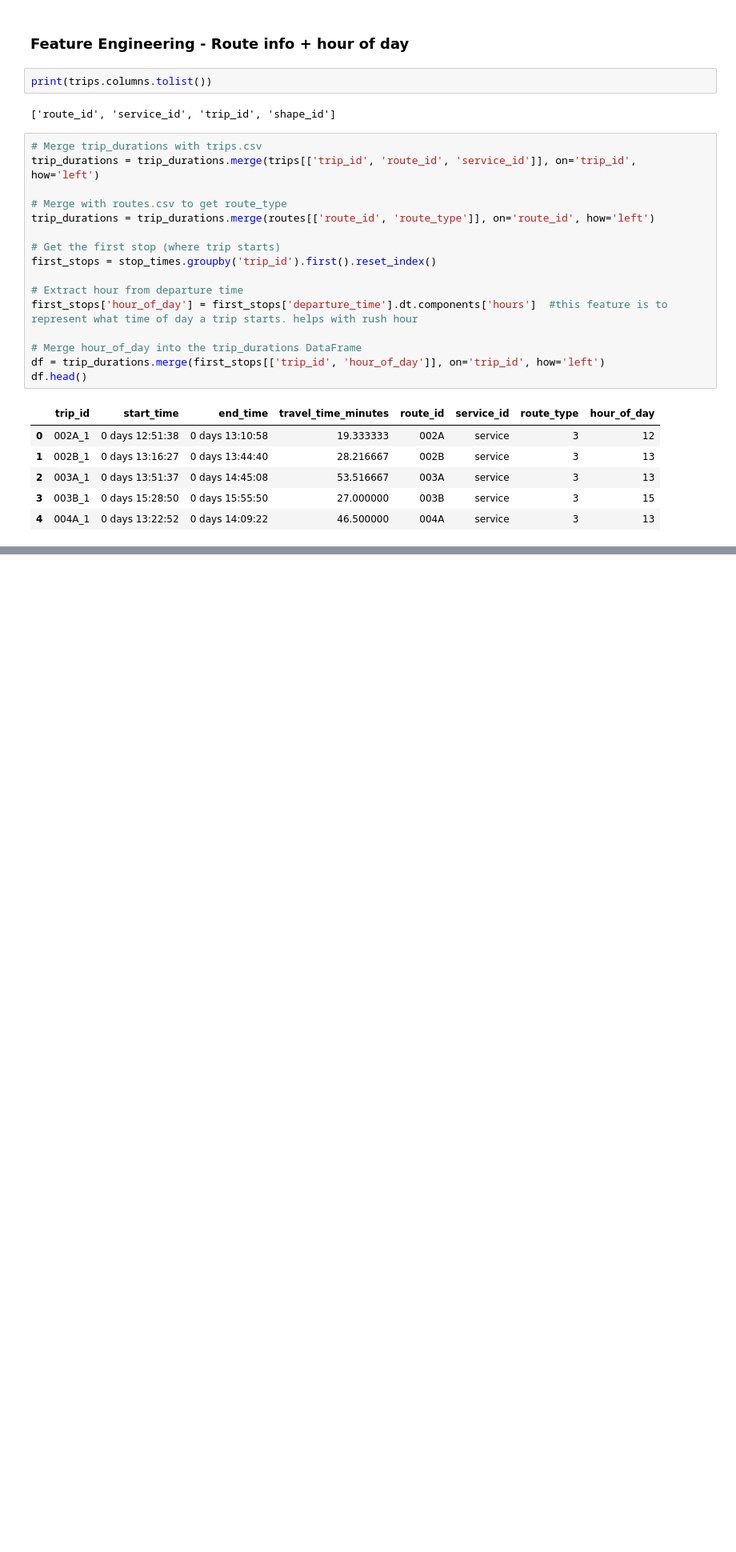
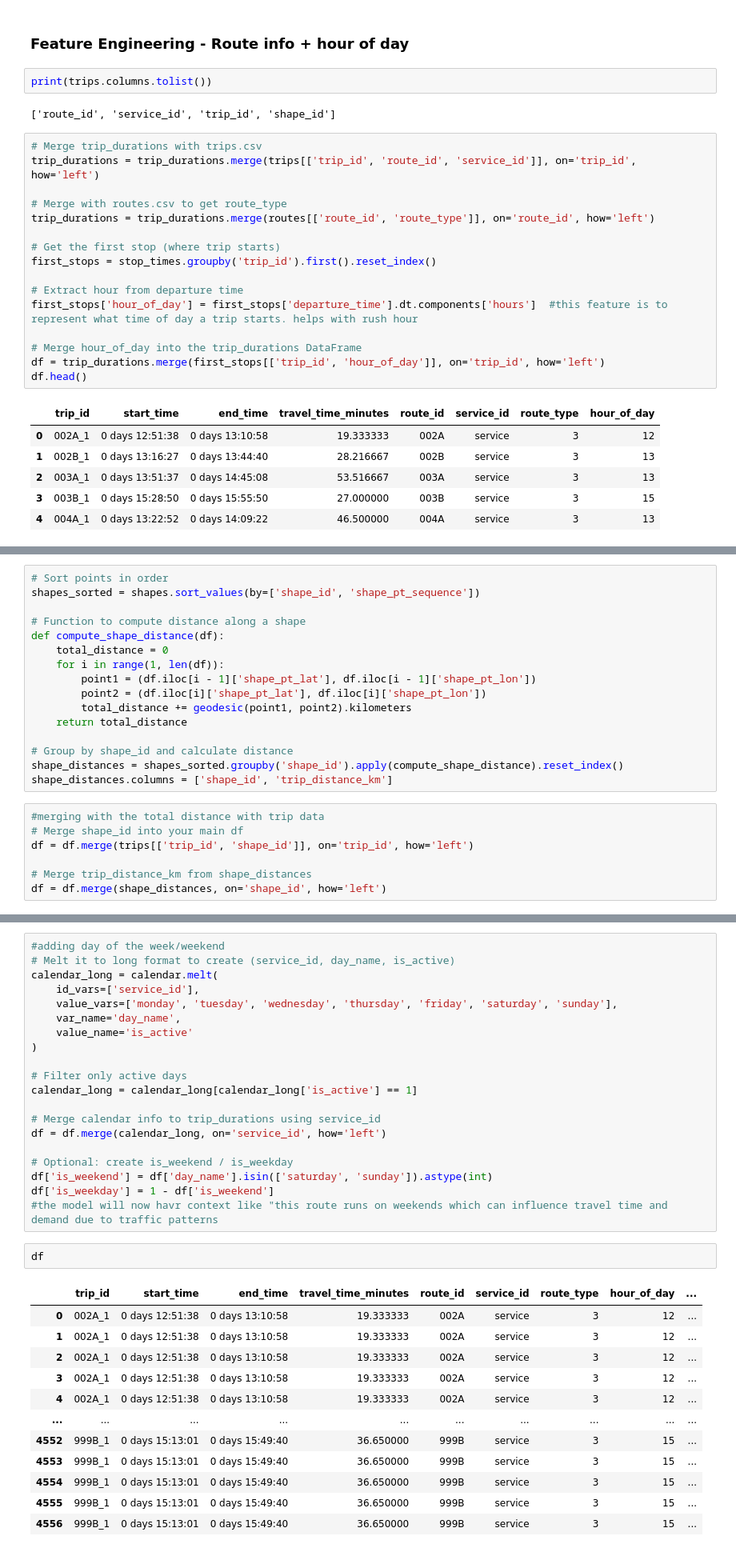
Before and after one commit to adobea-dev/umpire, a Jupyter notebook: Travel time prediction.ipynb, the cells around one changed output, grey strips where cells are left out. Shown at 80% size. Cells and saved outputs as stored; diff of their text form; blank space fills up the shorter version.

```diff
--- a/Travel time prediction.ipynb
+++ b/Travel time prediction.ipynb
@@ -74,0 +113,23 @@ df.head()
+# %%
+# Sort points in order
+shapes_sorted = shapes.sort_values(by=['shape_id', 'shape_pt_sequence'])
+
+# Function to compute distance along a shape
+def compute_shape_distance(df):
+    total_distance = 0
+    for i in range(1, len(df)):
+        point1 = (df.iloc[i - 1]['shape_pt_lat'], df.iloc[i - 1]['shape_pt_lon'])
+        point2 = (df.iloc[i]['shape_pt_lat'], df.iloc[i]['shape_pt_lon'])
+        total_distance += geodesic(point1, point2).kilometers
+    return total_distance
+
+# Group by shape_id and calculate distance
+shape_distances = shapes_sorted.groupby('shape_id').apply(compute_shape_distance).reset_index()
+shape_distances.columns = ['shape_id', 'trip_distance_km']
+# %%
+#merging with the total distance with trip data
+# Merge shape_id into your main df
+df = df.merge(trips[['trip_id', 'shape_id']], on='trip_id', how='left')
+
+# Merge trip_distance_km from shape_distances
+df = df.merge(shape_distances, on='shape_id', how='left')
@@ -74,0 +145,35 @@ df.head()
+# %%
+#adding day of the week/weekend
+# Melt it to long format to create (service_id, day_name, is_active)
+calendar_long = calendar.melt(
+    id_vars=['service_id'],
+    value_vars=['monday', 'tuesday', 'wednesday', 'thursday', 'friday', 'saturday', 'sunday'],
+    var_name='day_name',
+    value_name='is_active'
+)
+
+# Filter only active days
+calendar_long = calendar_long[calendar_long['is_active'] == 1]
+
+# Merge calendar info to trip_durations using service_id
+df = df.merge(calendar_long, on='service_id', how='left')
+
+# Optional: create is_weekend / is_weekday
+df['is_weekend'] = df['day_name'].isin(['saturday', 'sunday']).astype(int)
+df['is_weekday'] = 1 - df['is_weekend']
+#the model will now havr context like "this route runs on weekends which can influence travel time and demand due to traffic patterns
+# %%
+df
+# %% [output]
+|  | trip_id | start_time | end_time | travel_time_minutes | route_id | service_id | route_type | hour_of_day | ... |
+| 0 | 002A_1 | 0 days 12:51:38 | 0 days 13:10:58 | 19.333333 | 002A | service | 3 | 12 | ... |
+| 1 | 002A_1 | 0 days 12:51:38 | 0 days 13:10:58 | 19.333333 | 002A | service | 3 | 12 | ... |
+| 2 | 002A_1 | 0 days 12:51:38 | 0 days 13:10:58 | 19.333333 | 002A | service | 3 | 12 | ... |
+| 3 | 002A_1 | 0 days 12:51:38 | 0 days 13:10:58 | 19.333333 | 002A | service | 3 | 12 | ... |
+| 4 | 002A_1 | 0 days 12:51:38 | 0 days 13:10:58 | 19.333333 | 002A | service | 3 | 12 | ... |
+| ... | ... | ... | ... | ... | ... | ... | ... | ... | ... |
+| 4552 | 999B_1 | 0 days 15:13:01 | 0 days 15:49:40 | 36.650000 | 999B | service | 3 | 15 | ... |
+| 4553 | 999B_1 | 0 days 15:13:01 | 0 days 15:49:40 | 36.650000 | 999B | service | 3 | 15 | ... |
+| 4554 | 999B_1 | 0 days 15:13:01 | 0 days 15:49:40 | 36.650000 | 999B | service | 3 | 15 | ... |
+| 4555 | 999B_1 | 0 days 15:13:01 | 0 days 15:49:40 | 36.650000 | 999B | service | 3 | 15 | ... |
+| 4556 | 999B_1 | 0 days 15:13:01 | 0 days 15:49:40 | 36.650000 | 999B | service | 3 | 15 | ... |
```
Also changed, not shown: parts of 18 cells of this notebook.
